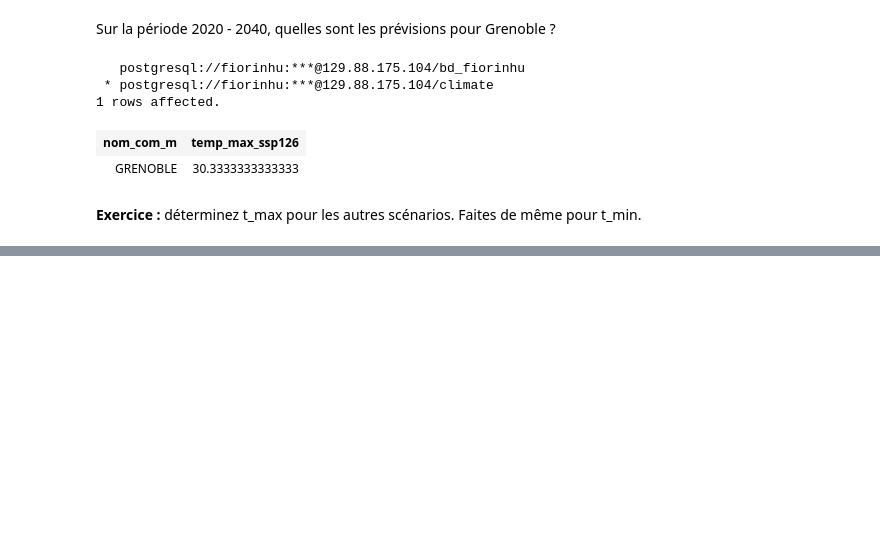
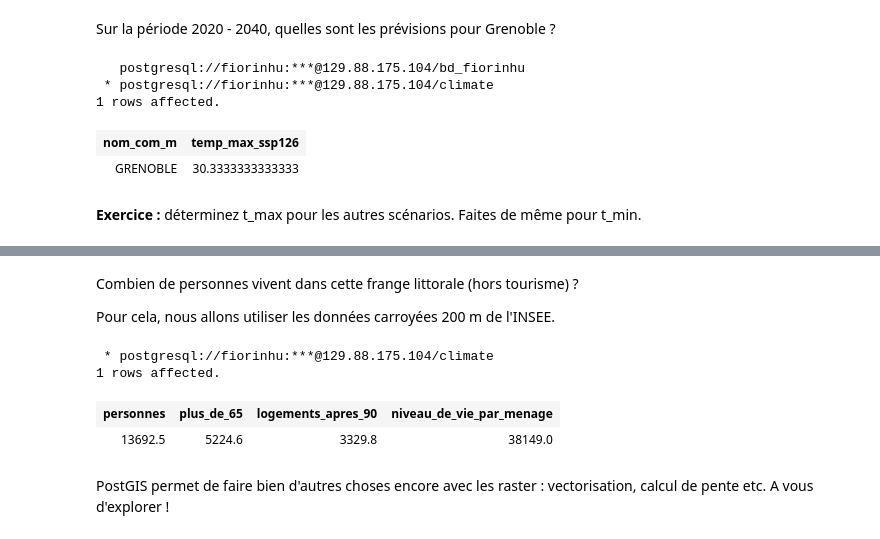
Before and after one commit to fiorinoh/geomas, a Jupyter notebook: postgis/sql_5.ipynb, the cells around one changed output, grey strips where cells are left out. Saved outputs shown, nothing was run; the diff lists cells and outputs as text; code cells hidden in the pictures; blank space fills up the shorter version.

```diff
--- a/postgis/sql_5.ipynb
+++ b/postgis/sql_5.ipynb
@@ -287,0 +372,26 @@ GROUP BY nom_com_m;
+# %% [markdown]
+Combien de personnes vivent dans cette frange littorale (hors tourisme) ?
+
+Pour cela, nous allons utiliser les données carroyées 200 m de l'INSEE.
+# %%
+%%sql
+WITH bande_0_5 as (
+SELECT geom
+FROM nice.bati_cagnes_st_laurent, nice.cagnes_st_laurent
+WHERE ST_Intersects(geom, rast) AND ST_Value(rast, ST_Centroid(geom)) < 5
+)
+SELECT  sum(ind) as personnes,
+        sum(ind_65_79 + ind_80p) as plus_de_65,
+        sum(log_ap90) as logements_apres_90,
+        ceil(sum(ind_snv)/sum(men)) as niveau_de_vie_par_menage
+FROM nice.carreaux
+WHERE idinspire IN (SELECT DISTINCT idinspire
+                    FROM bande_0_5 as B, nice.carreaux as C
+                    WHERE ST_Intersects(B.geom, C.geom));
+# %% [output]
+ * postgresql://fiorinhu:***@129.88.175.104/climate
+1 rows affected.
+| personnes | plus_de_65 | logements_apres_90 | niveau_de_vie_par_menage |
+| 13692.5 | 5224.6 | 3329.8 | 38149.0 |
+# %% [markdown]
+PostGIS permet de faire bien d'autres choses encore avec les raster : vectorisation, calcul de pente etc. A vous d'explorer !
```
Also changed, not shown: parts of 12 cells of this notebook.
